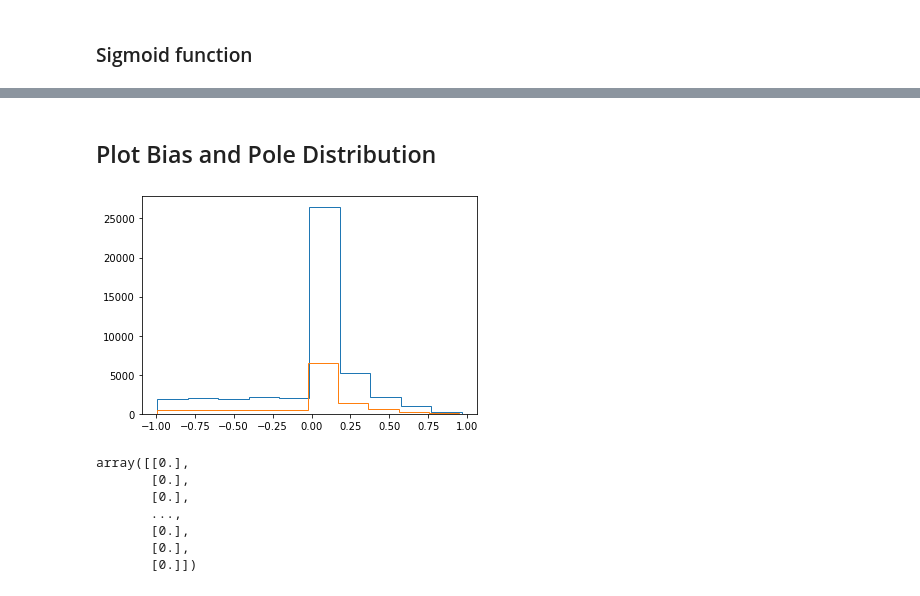
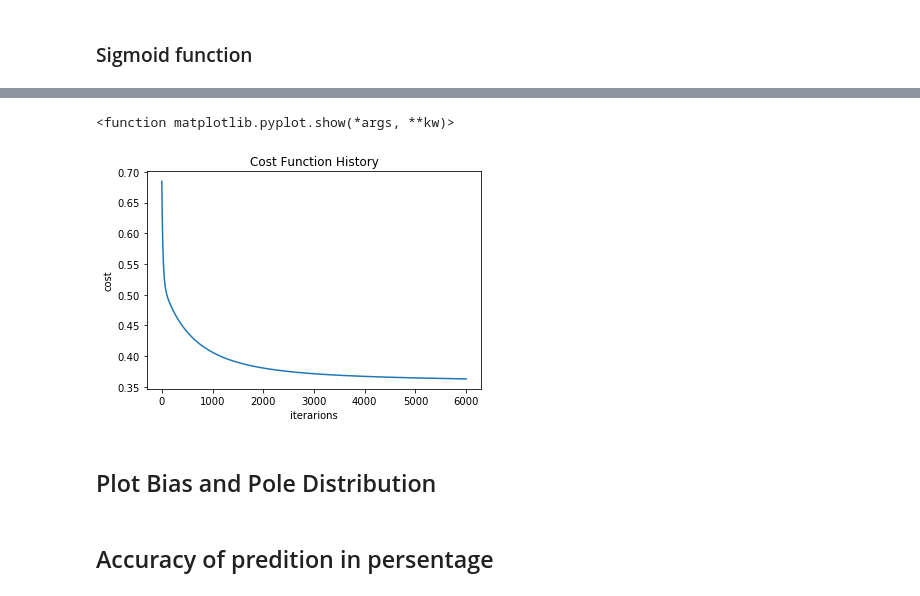
Before and after one commit to nbolis/Will_it_Rain, a Jupyter notebook: ToRainOrNotToRain.ipynb, the cells around one changed output, grey strips where cells are left out. Drawn from its saved outputs; the diff is of its cells as text; code cells hidden in the pictures.

```diff
--- a/ToRainOrNotToRain.ipynb
+++ b/ToRainOrNotToRain.ipynb
@@ -235,0 +330,21 @@ Y_test.shape
+# %%
+mean_X_train_red = (np.sum(X_train_red, axis=0)/(m_train_red)).reshape((1,n_red))
+mean_X_test_red = (np.sum(X_test_red, axis=0)/(m_test_red)).reshape((1,n_red))
+
+max_train_red = np.amax(X_train_red, axis=0)
+min_train_red = np.amin(X_train_red, axis=0)
+
+max_test_red = np.amax(X_test_red, axis=0)
+min_test_red = np.amin(X_test_red, axis=0)
+
+maxmin_train_red = (max_train_red - min_train_red).reshape((1,n_red))
+maxmin_test_red = (max_test_red - min_test_red).reshape((1,n_red))
+
+X_trainR_red = (X_train_red - mean_X_train_red)/maxmin_train_red
+X_testR_red = (X_test_red - mean_X_test_red)/maxmin_test_red
+
+X_trainR_red = X_trainR_red.astype(float)
+X_testR_red = X_testR_red.astype(float)
+Y_train_red = Y_train_red.astype(float)
+Y_test_red = Y_test_red.astype(float)
+Y_test_red.shape
@@ -318,25 +437,20 @@ plt.show
+# %%
+theta_result_red, theta_hist_red, cost_hist_red = gradD(X_trainR_red, Y_train_red, m_train_red, n_red, 1, 0.1, 6000)
+# %%
+plt.title('Cost Function History')
+plt.plot(cost_hist_red)
+plt.xlabel('iterarions')
+plt.ylabel('cost')
+plt.show
+# %% [output]
+<function matplotlib.pyplot.show(*args, **kw)>
+[figure, added]
 # %% [markdown]
 ## Plot Bias and Pole Distribution
-# %%
-bias_train =  predict(theta_result[0], theta_result[1:], X_trainR, m_train)[1] -  Y_train
-bias_test =  predict(theta_result[0], theta_result[1:], X_testR, m_test)[1] -  Y_test
-plt.hist(bias_train, histtype = 'step')
-plt.hist(bias_test, histtype = 'step')
-plt.show()
-# %% [output]
-[figure, removed]
+# %% [markdown]
+## Accuracy of predition in persentage
 # %%
 def accuracy(theta0r, thetaxr, X, Y, m):
     Y_predict = predict(theta0r, thetaxr, X, m)[0]
     acc = 100 - np.mean(np.abs(Y_predict - Y)) * 100
     return acc
-# %%
-predict(theta_result[0], theta_result[1:], X_trainR, m_train)
-# %% [output]
-array([[0.],
-       [0.],
-       [0.],
-       ...,
-       [0.],
-       [0.],
-       [0.]])
```
Also changed, not shown: parts of 72 cells of this notebook.
